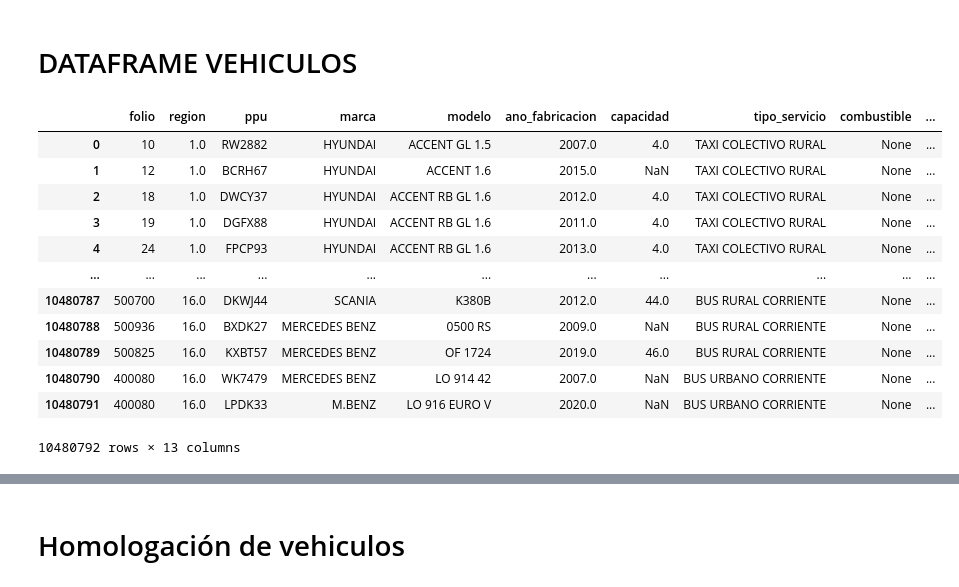
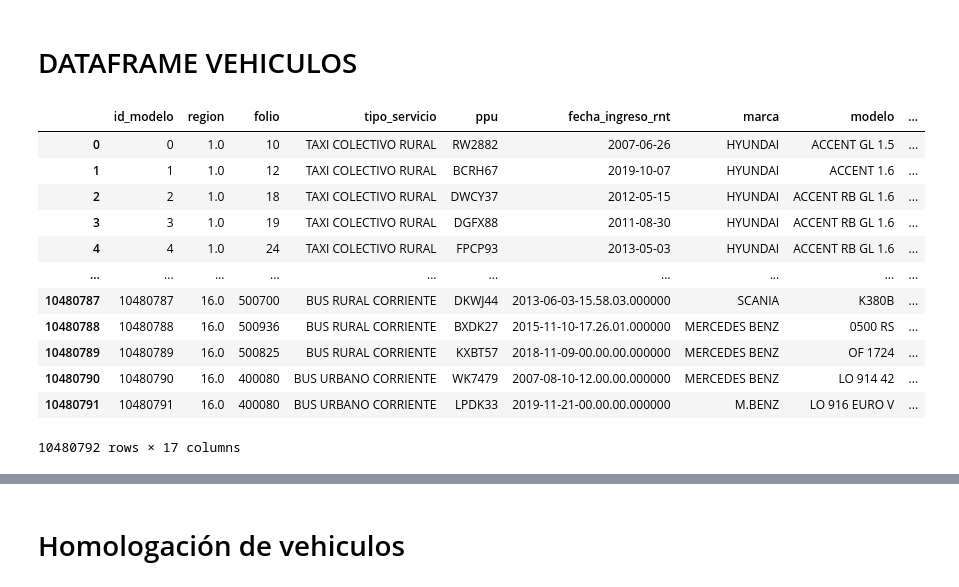
Before and after one commit to HiroshiSks/CMS-PRUEBA-TECNICA, a Jupyter notebook: BBDD/matching.ipynb, the cells around one changed output, grey strips where cells are left out. Saved outputs shown, nothing was run; the diff lists cells and outputs as text; code cells hidden in the pictures.

```diff
--- a/BBDD/matching.ipynb
+++ b/BBDD/matching.ipynb
@@ -268,23 +284,24 @@ See the caveats in the documentation: https://pandas.pydata.org/pandas-docs/stab
 # %% [markdown]
 # DATAFRAME VEHICULOS
 # %%
-vehiculos_filepath = r"C:\Users\hiros\Desktop\CMS-PRUEBA-TECNICA\utils\vehiculos_limpios.parquet"
-vehiculos_df = pd.read_parquet(vehiculos_filepath)
+vehiculos_filepath = r"C:\Users\hiros\Desktop\CMS-PRUEBA-TECNICA\Normalizar datos\vehiculos_extraidos.csv"
+vehiculos_df = pd.read_csv(vehiculos_filepath)
+vehiculos_df.rename(columns={'Unnamed: 0':'id_modelo'},inplace=True)
 vehiculos_df
 # %% [output]
-|  | folio | region | ppu | marca | modelo | ano_fabricacion | capacidad | tipo_servicio | combustible | ... |
-| 0 | 10 | 1.0 | RW2882 | HYUNDAI | ACCENT GL 1.5 | 2007.0 | 4.0 | TAXI COLECTIVO RURAL | None | ... |
-| 1 | 12 | 1.0 | BCRH67 | HYUNDAI | ACCENT 1.6 | 2015.0 | NaN | TAXI COLECTIVO RURAL | None | ... |
-| 2 | 18 | 1.0 | DWCY37 | HYUNDAI | ACCENT RB GL 1.6 | 2012.0 | 4.0 | TAXI COLECTIVO RURAL | None | ... |
-| 3 | 19 | 1.0 | DGFX88 | HYUNDAI | ACCENT RB GL 1.6 | 2011.0 | 4.0 | TAXI COLECTIVO RURAL | None | ... |
-| 4 | 24 | 1.0 | FPCP93 | HYUNDAI | ACCENT RB GL 1.6 | 2013.0 | 4.0 | TAXI COLECTIVO RURAL | None | ... |
-| ... | ... | ... | ... | ... | ... | ... | ... | ... | ... | ... |
-| 10480787 | 500700 | 16.0 | DKWJ44 | SCANIA | K380B | 2012.0 | 44.0 | BUS RURAL CORRIENTE | None | ... |
-| 10480788 | 500936 | 16.0 | BXDK27 | MERCEDES BENZ | 0500 RS | 2009.0 | NaN | BUS RURAL CORRIENTE | None | ... |
-| 10480789 | 500825 | 16.0 | KXBT57 | MERCEDES BENZ | OF 1724 | 2019.0 | 46.0 | BUS RURAL CORRIENTE | None | ... |
-| 10480790 | 400080 | 16.0 | WK7479 | MERCEDES BENZ | LO 914 42 | 2007.0 | NaN | BUS URBANO CORRIENTE | None | ... |
-| 10480791 | 400080 | 16.0 | LPDK33 | M.BENZ | LO 916 EURO V | 2020.0 | NaN | BUS URBANO CORRIENTE | None | ... |
+|  | id_modelo | region | folio | tipo_servicio | ppu | fecha_ingreso_rnt | marca | modelo | ... |
+| 0 | 0 | 1.0 | 10 | TAXI COLECTIVO RURAL | RW2882 | 2007-06-26 | HYUNDAI | ACCENT GL 1.5 | ... |
+| 1 | 1 | 1.0 | 12 | TAXI COLECTIVO RURAL | BCRH67 | 2019-10-07 | HYUNDAI | ACCENT 1.6 | ... |
+| 2 | 2 | 1.0 | 18 | TAXI COLECTIVO RURAL | DWCY37 | 2012-05-15 | HYUNDAI | ACCENT RB GL 1.6 | ... |
+| 3 | 3 | 1.0 | 19 | TAXI COLECTIVO RURAL | DGFX88 | 2011-08-30 | HYUNDAI | ACCENT RB GL 1.6 | ... |
+| 4 | 4 | 1.0 | 24 | TAXI COLECTIVO RURAL | FPCP93 | 2013-05-03 | HYUNDAI | ACCENT RB GL 1.6 | ... |
+| ... | ... | ... | ... | ... | ... | ... | ... | ... | ... |
+| 10480787 | 10480787 | 16.0 | 500700 | BUS RURAL CORRIENTE | DKWJ44 | 2013-06-03-15.58.03.000000 | SCANIA | K380B | ... |
+| 10480788 | 10480788 | 16.0 | 500936 | BUS RURAL CORRIENTE | BXDK27 | 2015-11-10-17.26.01.000000 | MERCEDES BENZ | 0500 RS | ... |
+| 10480789 | 10480789 | 16.0 | 500825 | BUS RURAL CORRIENTE | KXBT57 | 2018-11-09-00.00.00.000000 | MERCEDES BENZ | OF 1724 | ... |
+| 10480790 | 10480790 | 16.0 | 400080 | BUS URBANO CORRIENTE | WK7479 | 2007-08-10-12.00.00.000000 | MERCEDES BENZ | LO 914 42 | ... |
+| 10480791 | 10480791 | 16.0 | 400080 | BUS URBANO CORRIENTE | LPDK33 | 2019-11-21-00.00.00.000000 | M.BENZ | LO 916 EURO V | ... |
-10480792 rows × 13 columns
+10480792 rows × 17 columns
 # %%
 vehiculos_df['tipo_servicio'].unique()
 # %% [output]
```
Also changed, not shown: parts of 29 cells of this notebook, 11 other files.
